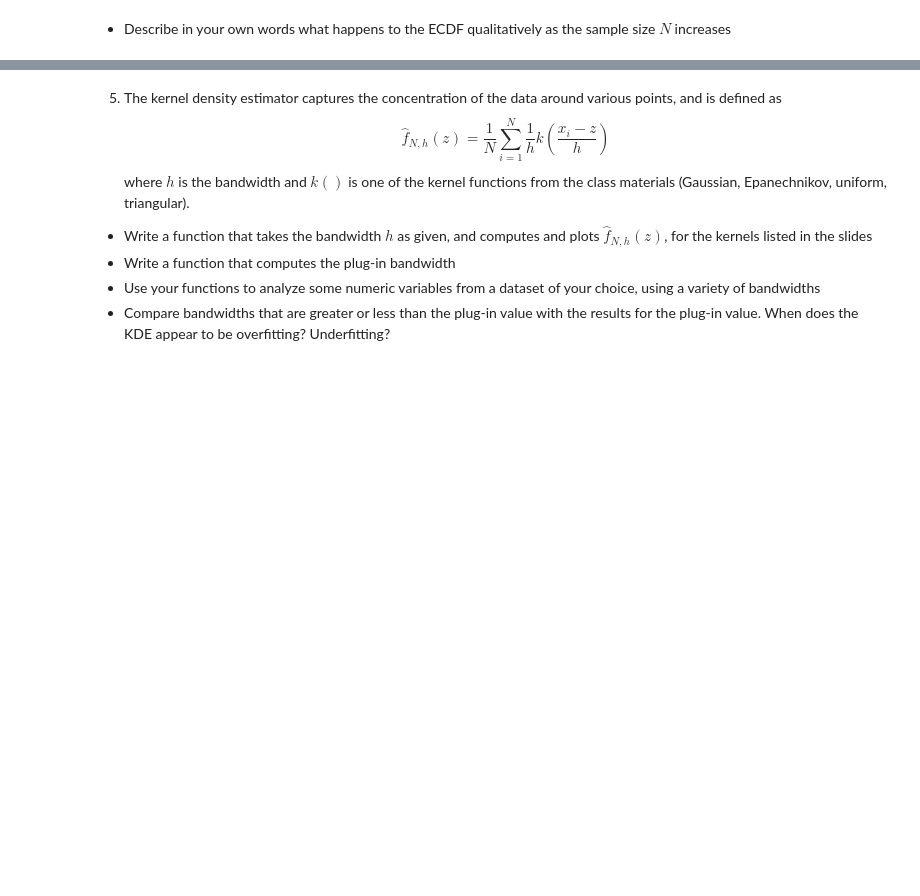
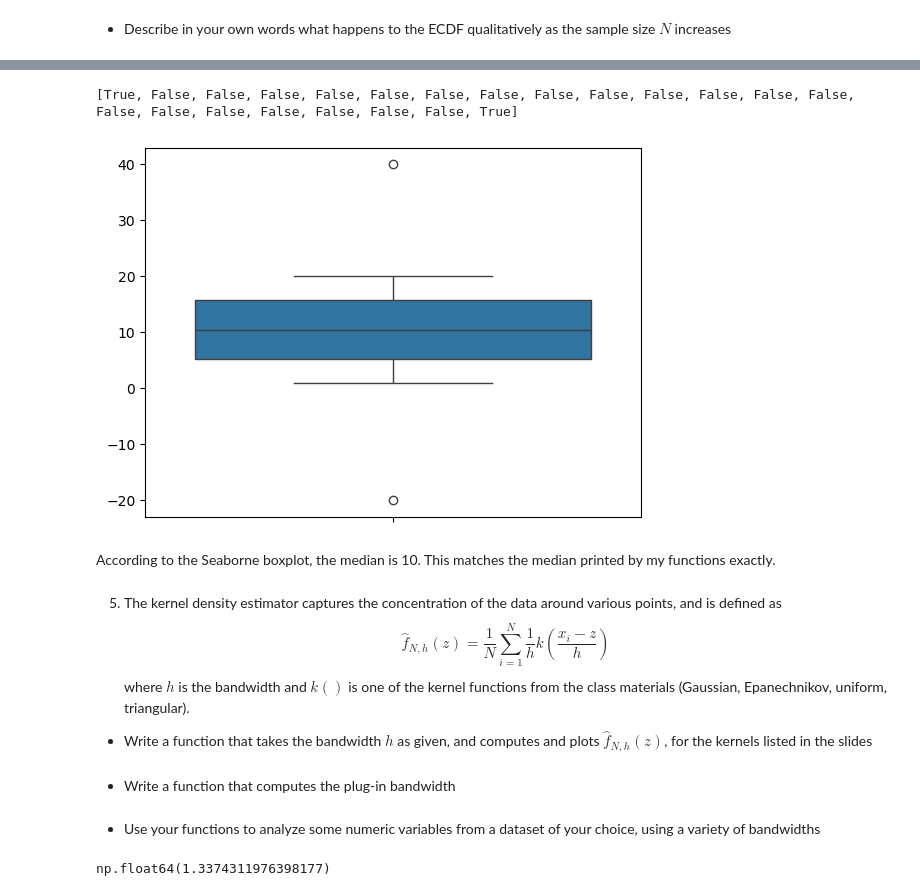
Before and after one commit to lderos/DS-5030-Assignments, a Jupyter notebook: assignment_2-1.ipynb, the cells around one changed output, grey strips where cells are left out. Cells and saved outputs as stored; diff of their text form; code cells hidden in the pictures; blank space fills up the shorter version.

```diff
--- a/assignment_2-1.ipynb
+++ b/assignment_2-1.ipynb
@@ -175,0 +294,3 @@ for N in (3,30,300,3000):
+# %%
+test_list = [-20, 1, 2, 3, 4, 5, 6, 7, 8, 9, 10, 11, 12, 13, 14, 15, 16, 17, 18, 19, 20, 40]
+boxplot(test_list)
@@ -176,3 +305,14 @@ for N in (3,30,300,3000):
+# %%
+test_outliers = detect_outliers(test_list)
+print(test_outliers)
+# %% [output]
+[True, False, False, False, False, False, False, False, False, False, False, False, False, False, False, False, False, False, False, False, False, True]
+# %%
+sns_test = sns.boxplot(test_list)
+# %% [output]
+[figure, added]
+# %% [markdown]
+According to the Seaborne boxplot, the median is 10. This matches the median printed by my functions exactly.
 # %% [markdown]
 5. The kernel density estimator captures the concentration of the data around various points, and is defined as
 $$
@@ -181,6 +321,3 @@ $$
 where $h$ is the bandwidth and $k()$ is one of the kernel functions from the class materials (Gaussian, Epanechnikov, uniform, triangular).
 
 - Write a function that takes the bandwidth $h$ as given, and computes and plots $\hat{f}_{N,h}(z)$, for the kernels listed in the slides
-- Write a function that computes the plug-in bandwidth
-- Use your functions to analyze some numeric variables from a dataset of your choice, using a variety of bandwidths
-- Compare bandwidths that are greater or less than the plug-in value with the results for the plug-in value. When does the KDE appear to be overfitting? Underfitting?
@@ -186,0 +340,2 @@ where $h$ is the bandwidth and $k()$ is one of the kernel functions from the cla
+# %% [markdown]
+- Write a function that computes the plug-in bandwidth
@@ -186,0 +350,9 @@ where $h$ is the bandwidth and $k()$ is one of the kernel functions from the cla
+# %% [markdown]
+- Use your functions to analyze some numeric variables from a dataset of your choice, using a variety of bandwidths
+# %%
+df = pd.read_csv('data/mn_police_use_of_force.csv')
+x = df['age'].dropna()
+h_s = h(x)
+h_s
+# %% [output]
+np.float64(1.3374311976398177)
```
Also changed, not shown: parts of 20 cells of this notebook.
